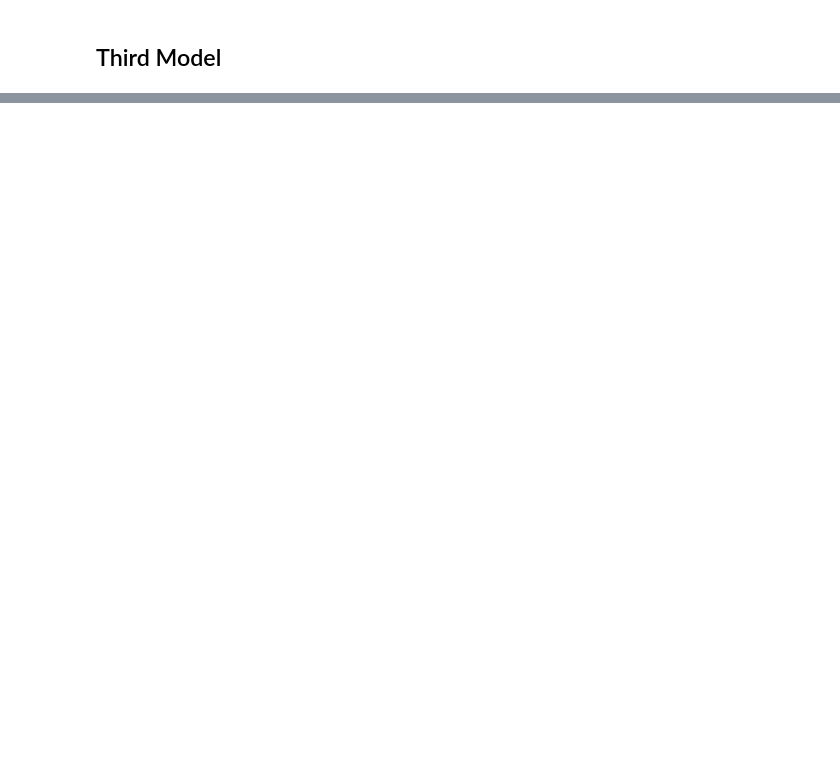
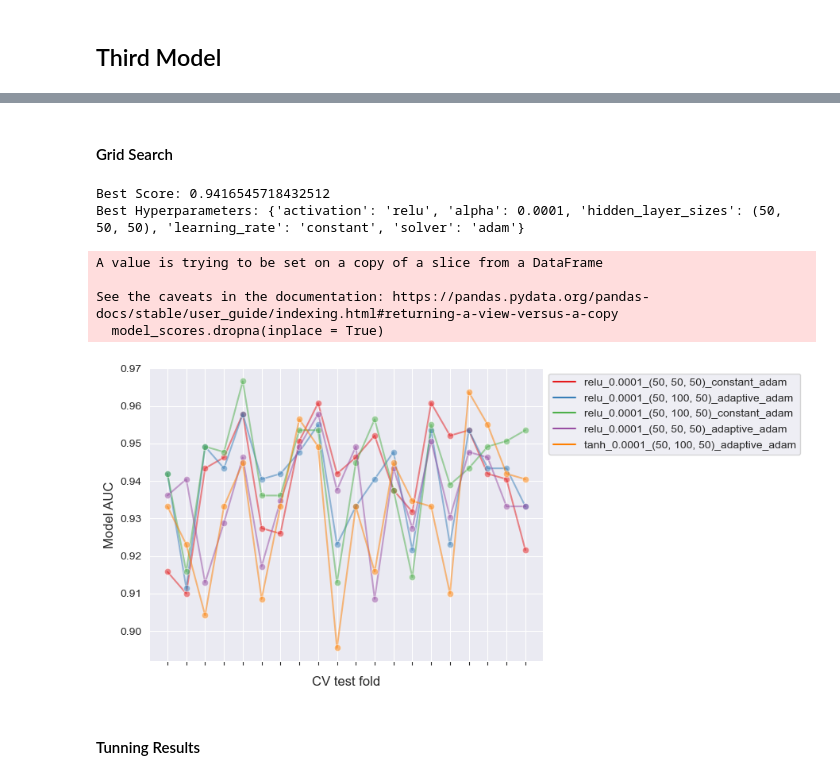
Before and after one commit to maninder56/Predicting-Risk-of-Stroke-using-Machine-Learning, a Jupyter notebook: stroke_prediction.ipynb, the cells around one changed output, grey strips where cells are left out. Saved outputs shown, nothing was run; the diff lists cells and outputs as text; code cells hidden in the pictures; blank space fills up the shorter version.

```diff
--- a/stroke_prediction.ipynb
+++ b/stroke_prediction.ipynb
@@ -775,2 +791,10 @@ weighted avg       0.93      0.72      0.80      1210
 # %% [markdown]
 ## Third Model
+# %%
+# Multi-layer Perceptron classifier
+from sklearn.neural_network import MLPClassifier
+mlp = MLPClassifier(max_iter=1000)
+mlp.fit(X_train, y_train)
+pred_mlp = mlp.predict(X_test)                               # store predicted results in variable
+print("Test score: {0:.6f}".format(mlp.score(X_test, y_test)))
+print("Traning score: {0:.6f}".format(mlp.score(X_train, y_train)))
@@ -776,0 +881,39 @@ weighted avg       0.93      0.72      0.80      1210
+# %% [markdown]
+#### Grid Search
+# %%
+%%capture --no-display
+from sklearn.model_selection import GridSearchCV
+
+cv = RepeatedStratifiedKFold(n_splits=10, n_repeats=3, random_state=1)
+
+# define search space
+space = dict()
+space['hidden_layer_sizes'] = [(50,50,50), (50,100,50), (100,)]
+space['activation'] = ['tanh', 'relu']
+space['solver'] = ['sgd', 'adam']
+space['alpha'] =  [0.0001, 0.05]
+space['learning_rate'] = ['constant','adaptive']
+
+
+# define search
+Grid_search = GridSearchCV(mlp, space, scoring='accuracy', n_jobs=-1, cv=cv)
+
+# execute search
+Grid_search_result = Grid_search.fit(X_train, y_train)
+# %%
+# summarize result
+print('Best Score: %s' % Grid_search_result.best_score_)
+print('Best Hyperparameters: %s' % Grid_search_result.best_params_)
+# %% [output]
+Best Score: 0.9416545718432512
+Best Hyperparameters: {'activation': 'relu', 'alpha': 0.0001, 'hidden_layer_sizes': (50, 50, 50), 'learning_rate': 'constant', 'solver': 'adam'}
+# %%
+plot_results(Grid_search)
+# %% [output]
+A value is trying to be set on a copy of a slice from a DataFrame
+
+See the caveats in the documentation: https://pandas.pydata.org/pandas-docs/stable/user_guide/indexing.html#returning-a-view-versus-a-copy
+  model_scores.dropna(inplace = True)
+[figure, added]
+# %% [markdown]
+#### Tunning Results
```
Also changed, not shown: parts of 31 cells of this notebook.
